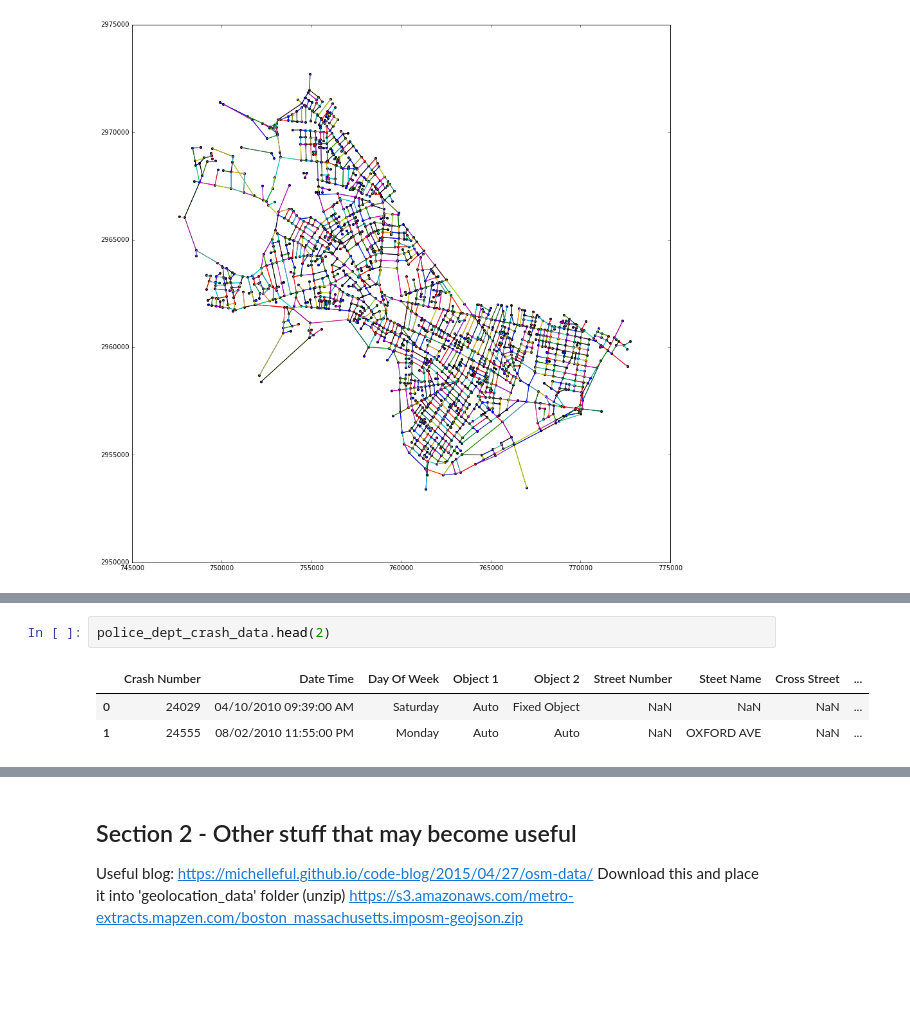
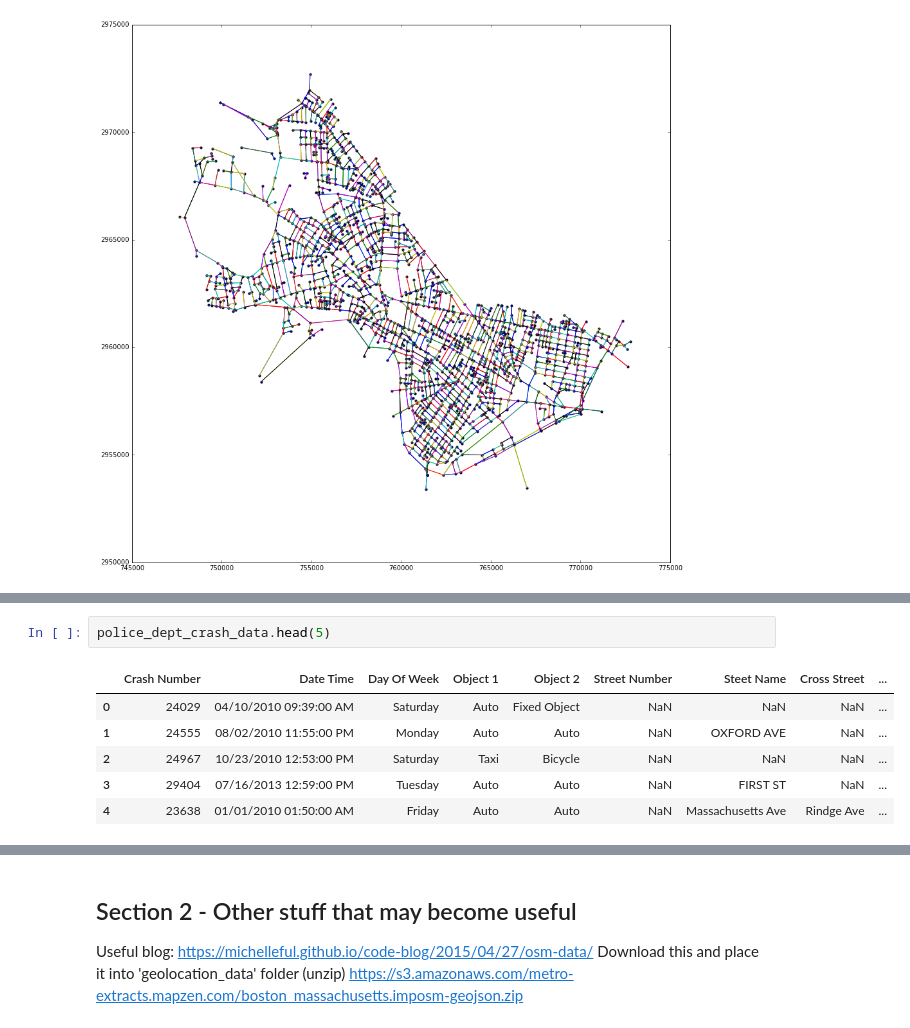
Before and after one commit to NickHoernle/Artificial-Intelligence-CS182-Project, a Jupyter notebook: exploration/exploration.ipynb, the cells around one changed output, grey strips where cells are left out. Saved outputs shown, nothing was run; the diff lists cells and outputs as text; blank space fills up the shorter version.

```diff
--- a/exploration/exploration.ipynb
+++ b/exploration/exploration.ipynb
@@ -75,8 +75,11 @@ pothole_repair.head(2)
 | 0 | REQ491298 | Closed | Repair Pothole in Street | 06/18/2014 12:00:00 AM | 06/24/2014 12:00:00 AM | 237 Pearl St\nCambridge, MA\n(42.... | NaN | kpark |
 | 1 | REQ410799 | Closed | Repair Pothole in Street | 06/07/2012 12:00:00 AM | 06/12/2012 12:00:00 AM | 104 Mt Auburn St\nCambridge, MA\n... | NaN | web-services |
 # %%
-police_dept_crash_data.head(2)
+police_dept_crash_data.head(5)
 # %% [output]
 |  | Crash Number | Date Time | Day Of Week | Object 1 | Object 2 | Street Number | Steet Name | Cross Street | ... |
 | 0 | 24029 | 04/10/2010 09:39:00 AM | Saturday | Auto | Fixed Object | NaN | NaN | NaN | ... |
 | 1 | 24555 | 08/02/2010 11:55:00 PM | Monday | Auto | Auto | NaN | OXFORD AVE | NaN | ... |
+| 2 | 24967 | 10/23/2010 12:53:00 PM | Saturday | Taxi | Bicycle | NaN | NaN | NaN | ... |
+| 3 | 29404 | 07/16/2013 12:59:00 PM | Tuesday | Auto | Auto | NaN | FIRST ST | NaN | ... |
+| 4 | 23638 | 01/01/2010 01:50:00 AM | Friday | Auto | Auto | NaN | Massachusetts Ave | Rindge Ave | ... |
```
Also changed, not shown: parts of 17 cells of this notebook, 2 other files.
